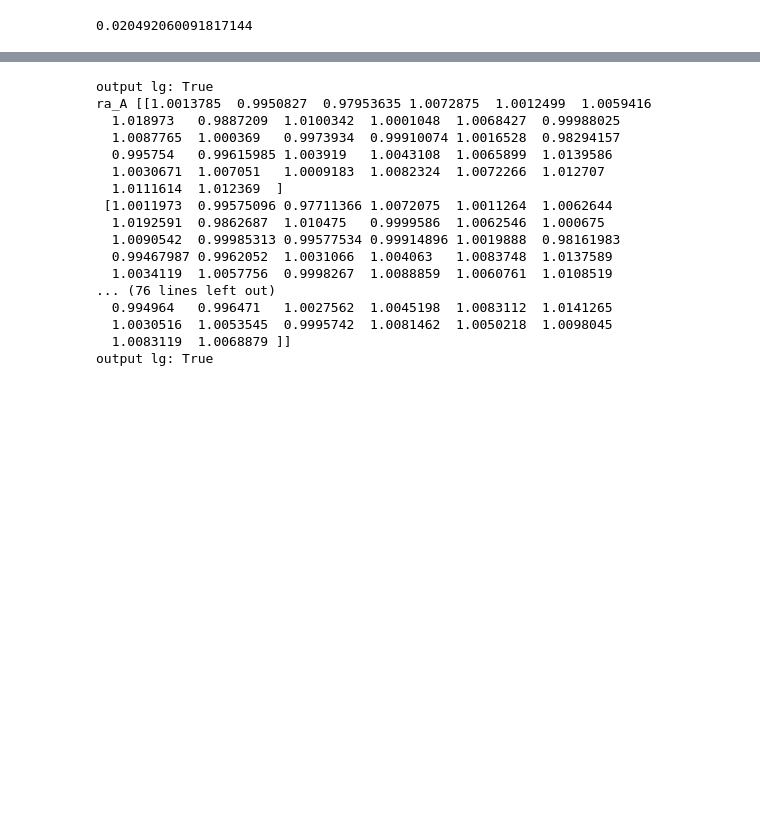
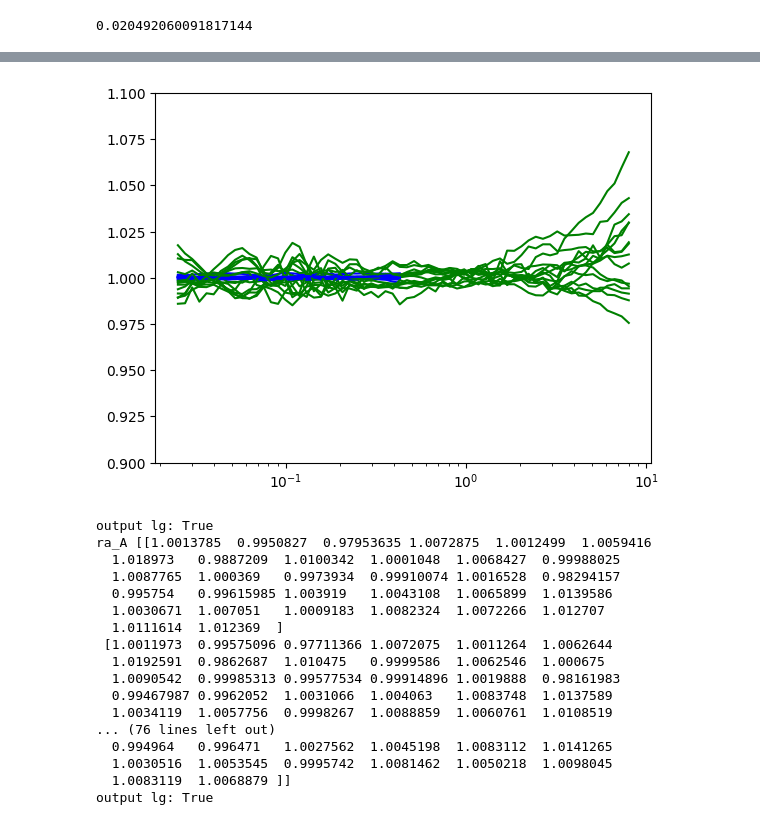
Before and after one commit to astro-YYH/T2N-MusE, a Jupyter notebook: loocv/gokunet_test_split_ratio_0c_kfold.ipynb, the cells around one changed output, grey strips where cells are left out. Cells and saved outputs as stored; diff of their text form; code cells hidden in the pictures; blank space fills up the shorter version.

```diff
--- a/loocv/gokunet_test_split_ratio_0c_kfold.ipynb
+++ b/loocv/gokunet_test_split_ratio_0c_kfold.ipynb
@@ -22,6 +22,12 @@ bounds_path = "../data/narrow/matter_power_564_Box250_Part750_15_Box1000_Part300
 
 y_test = np.loadtxt("../data/narrow/matter_power_564_Box250_Part750_15_Box1000_Part3000_z0/test_output.txt")
 y_test = 10**y_test
+
+ind_h = [144, 145, 146, 168, 169, 170, 195, 196, 197, 204, 205, 206, 336, 337, 338]
+y_l1A = np.loadtxt("../data/narrow/matter_power_564_Box1000_Part750_15_Box1000_Part3000_z0/train_output_fidelity_0.txt")
+y_l1A = 10**y_l1A[ind_h]
+y_l2 = np.loadtxt("../data/narrow/matter_power_564_Box250_Part750_15_Box1000_Part3000_z0/train_output_fidelity_0.txt")
+y_l2 = 10**y_l2[ind_h]
 # %%
 # load model
 fold=11
@@ -119,3 +125,16 @@ Mean Square Error: 1.2231341954635727e-05
+# %%
+# plot ratio
+plt.figure()
+
+for i in range(y_h_pred.shape[0]):
+    # plt.semilogx(k, y_h_pred[i] / y_test[i])
+    plt.semilogx(k_1, y_l1_pred[i] / y_l1A[i][:32], color="blue")
+    plt.semilogx(k_2, y_l2_pred[i] / y_l2[i], color="green")
+# limit the y-axis
+plt.ylim(0.9, 1.1)
+plt.show()
+# %% [output]
+[figure, added]
 # %%
 # load HF training data
 x_th = np.loadtxt("../data/narrow/matter_power_564_Box250_Part750_15_Box1000_Part3000_z0/train_input_fidelity_1.txt")
```
Also changed, not shown: parts of 8 cells of this notebook.
